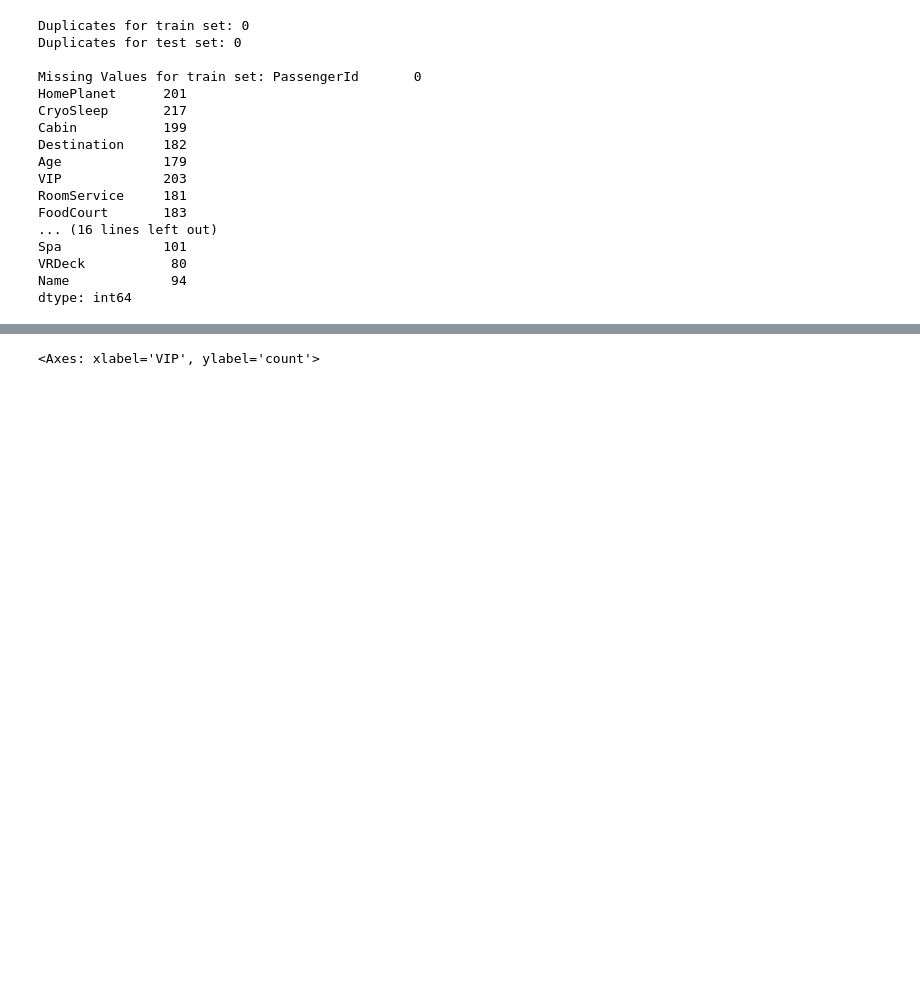
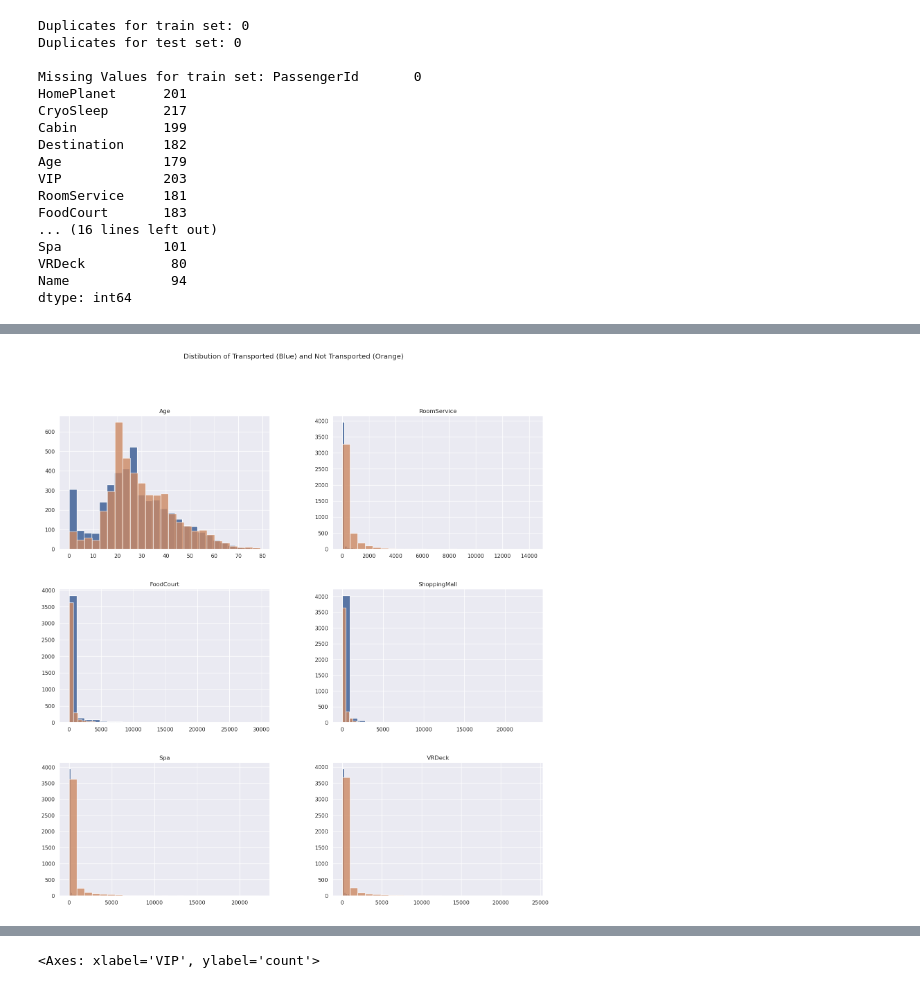
Before and after one commit to ValeryBonneau/space-titanic, a Jupyter notebook: spaceship-titanic.ipynb, the cells around one changed output, grey strips where cells are left out. Saved outputs shown, nothing was run; the diff lists cells and outputs as text; code cells hidden in the pictures; blank space fills up the shorter version.

```diff
--- a/spaceship-titanic.ipynb
+++ b/spaceship-titanic.ipynb
@@ -148,0 +160,7 @@ There are no duplicates. I will deal with the NA after the split to avoid data l
+# %%
+passengers = df_train.copy()
+features = passengers.columns.tolist()
+target = passengers[features.pop()]
+
+feat_num = ['Age', 'RoomService', 'FoodCourt', 'ShoppingMall', 'Spa', 'VRDeck']
+feat_cat = ['PassengerId', 'HomePlanet', 'CryoSleep', 'Cabin', 'Destination', 'VIP', 'Name']
@@ -148,0 +171,8 @@ There are no duplicates. I will deal with the NA after the split to avoid data l
+# %%
+_, axes = plt.subplots(nrows=3, ncols=2, figsize=(18,18))
+plt.suptitle('Distibution of Transported (Blue) and Not Transported (Orange)')
+passengers.loc[passengers['Transported'] == True].hist(bins = 25, figsize = (12, 12), ax=axes, label='Transported', color='#5975a4')
+passengers.loc[passengers['Transported'] == False].hist(bins = 25, figsize = (12, 12), ax=axes, alpha=0.8, label='Not Transported', color='#cc8963')
+plt.show()
+# %% [output]
+[figure, added]
```
Also changed, not shown: parts of 95 cells of this notebook.
